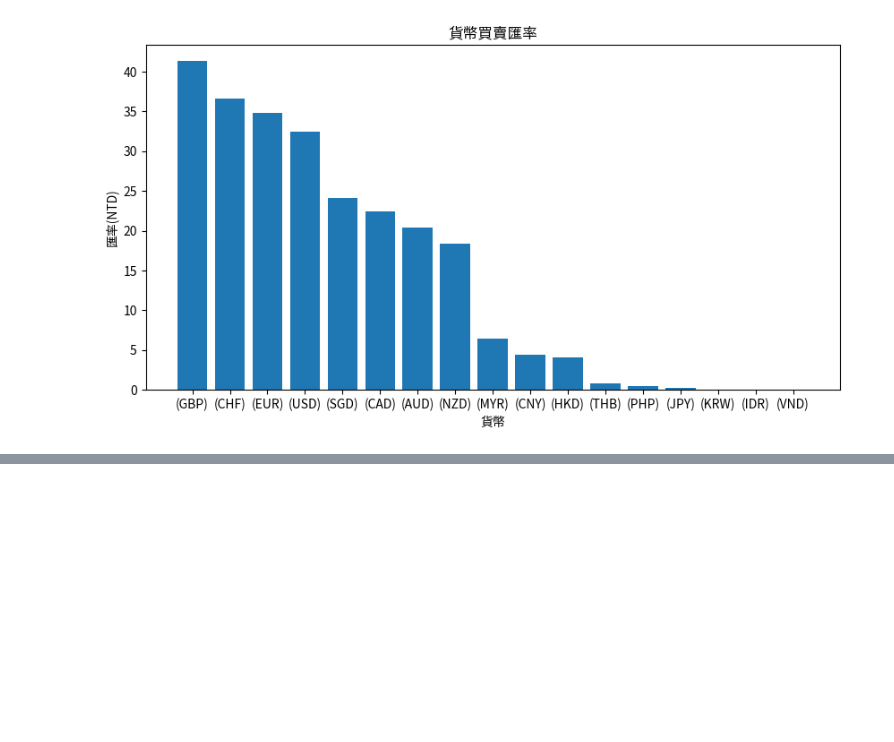
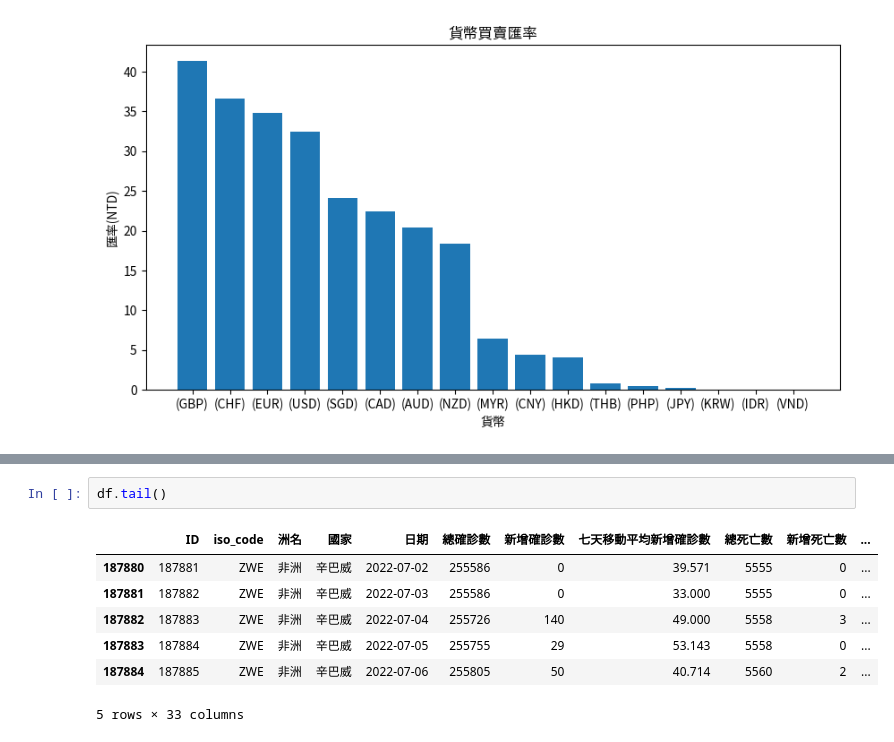
Before and after one commit to Jc-cho86/python_analysis, a Jupyter notebook: leson0308.ipynb, the cells around one changed output, grey strips where cells are left out. Cells and saved outputs as stored; diff of their text form; blank space fills up the shorter version.

```diff
--- a/leson0308.ipynb
+++ b/leson0308.ipynb
@@ -217,0 +244,10 @@ FileNotFoundError: [Errno 2] No such file or directory: 'world.csv'
+# %%
+df.tail()
+# %% [output]
+|  | ID | iso_code | 洲名 | 國家 | 日期 | 總確診數 | 新增確診數 | 七天移動平均新增確診數 | 總死亡數 | 新增死亡數 | ... |
+| 187880 | 187881 | ZWE | 非洲 | 辛巴威 | 2022-07-02 | 255586 | 0 | 39.571 | 5555 | 0 | ... |
+| 187881 | 187882 | ZWE | 非洲 | 辛巴威 | 2022-07-03 | 255586 | 0 | 33.000 | 5555 | 0 | ... |
+| 187882 | 187883 | ZWE | 非洲 | 辛巴威 | 2022-07-04 | 255726 | 140 | 49.000 | 5558 | 3 | ... |
+| 187883 | 187884 | ZWE | 非洲 | 辛巴威 | 2022-07-05 | 255755 | 29 | 53.143 | 5558 | 0 | ... |
+| 187884 | 187885 | ZWE | 非洲 | 辛巴威 | 2022-07-06 | 255805 | 50 | 40.714 | 5560 | 2 | ... |
+5 rows × 33 columns
```
Also changed, not shown: parts of 11 cells of this notebook, 1 other file.
